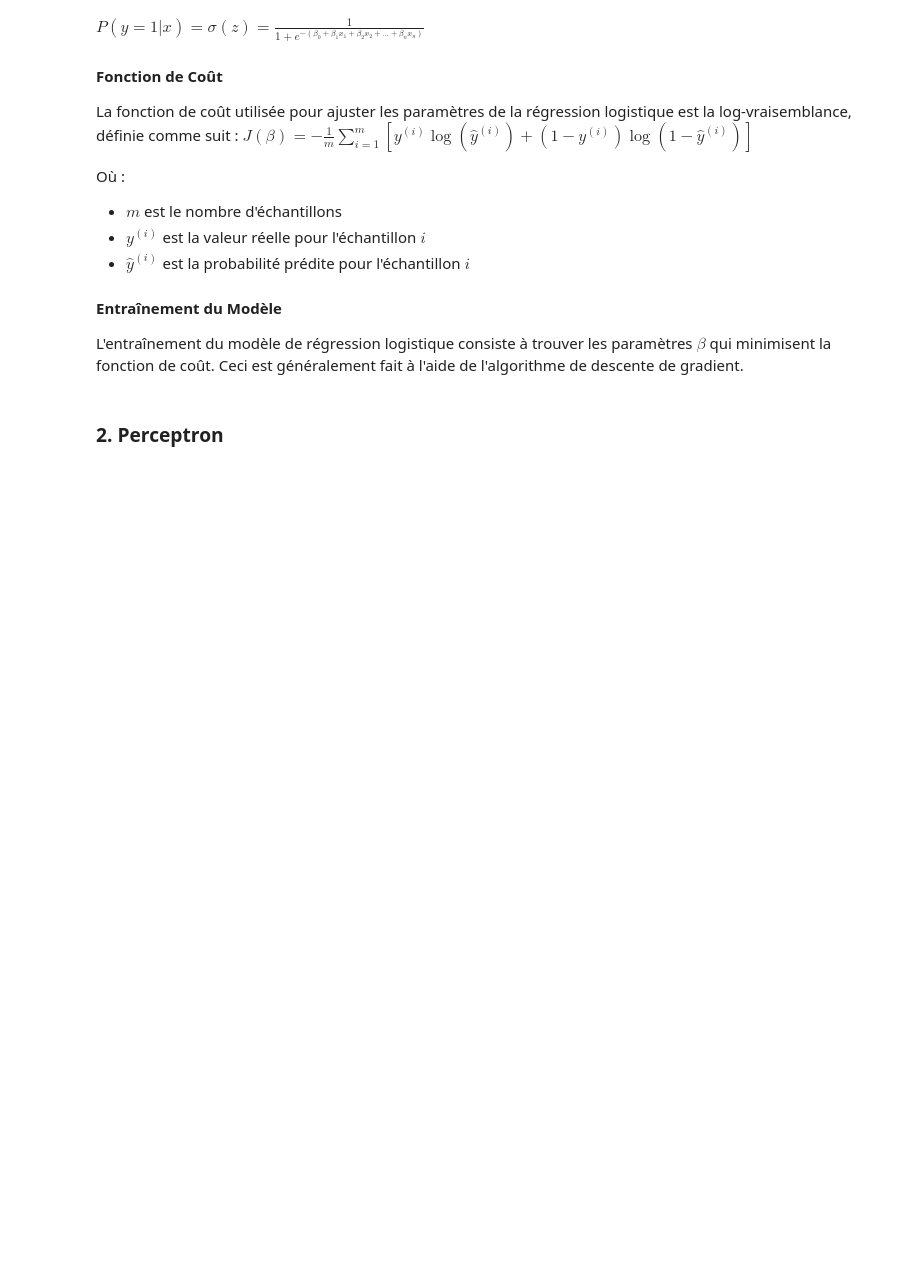
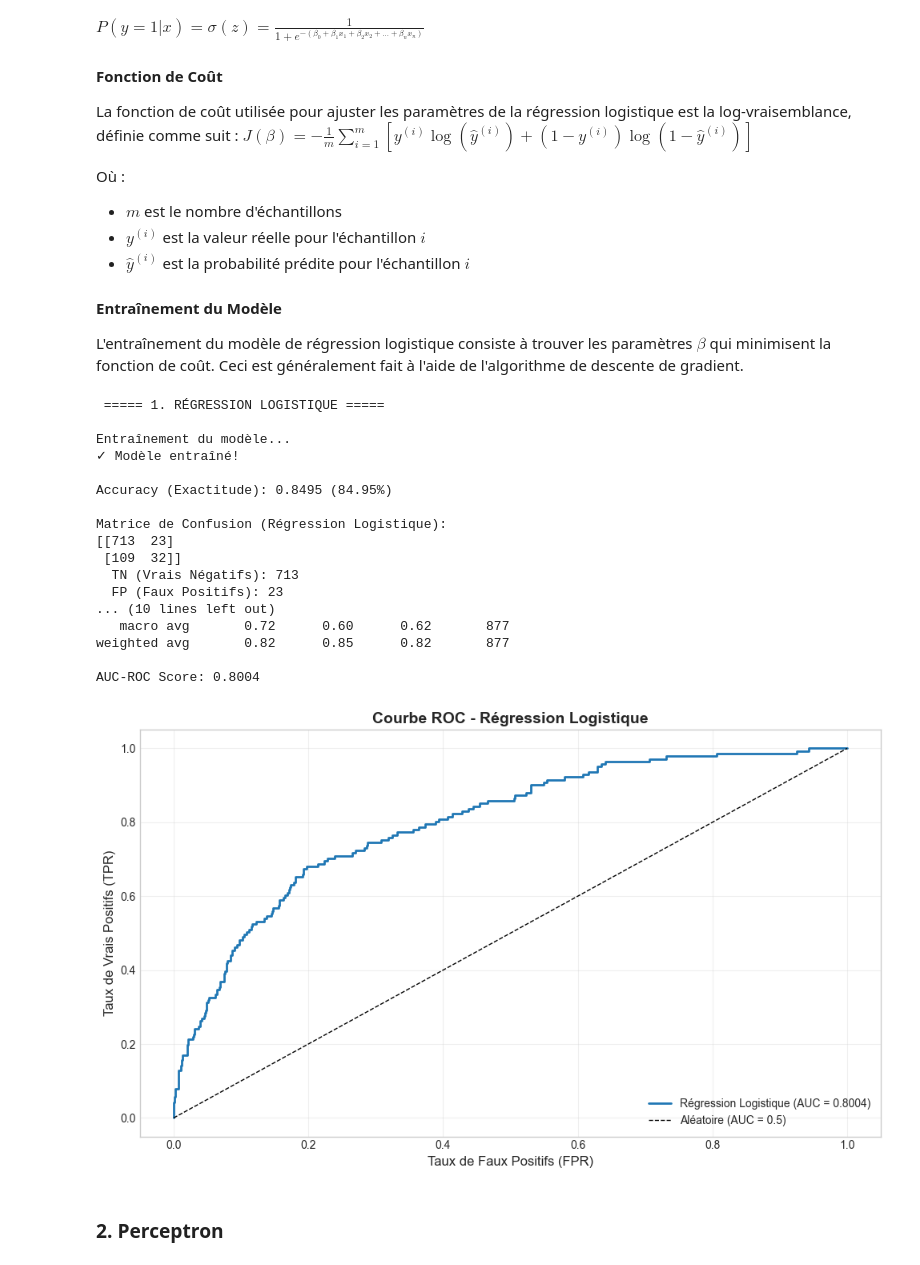
Before and after one commit to unitealfa/algo-de-pr-diction, a Jupyter notebook: HumanForYou_attrition_analysis.ipynb, the cells around one changed output. Cells and saved outputs as stored; diff of their text form; code cells hidden in the pictures; blank space fills up the shorter version.

Commit message:
ajout des model li kouna 7a ndirou

```diff
--- a/HumanForYou_attrition_analysis.ipynb
+++ b/HumanForYou_attrition_analysis.ipynb
@@ -827,6 +825,81 @@ Où :
 #### Entraînement du Modèle
 
 L'entraînement du modèle de régression logistique consiste à trouver les paramètres $\beta$ qui minimisent la fonction de coût. Ceci est généralement fait à l'aide de l'algorithme de descente de gradient.
+# %%
+# Import des librairies nécessaires
+from sklearn.linear_model import LogisticRegression
+from sklearn.metrics import confusion_matrix, classification_report, roc_auc_score, roc_curve, accuracy_score
+
+print(' ===== 1. RÉGRESSION LOGISTIQUE =====')
+print()
+
+# Initialisation et entraînement du modèle avec les données prétraitées
+log_reg = LogisticRegression(max_iter=1000, random_state=42, solver='lbfgs')
+print('Entraînement du modèle...')
+log_reg.fit(X_train_processed, y_train)
+print('✓ Modèle entraîné!')
+print()
+
+# Prédictions sur l'ensemble de test
+y_pred_log_reg = log_reg.predict(X_test_processed)
+y_pred_proba_log_reg = log_reg.predict_proba(X_test_processed)[:, 1]  # Probabilités pour la classe 1
+
+# Calcul de l'exactitude (accuracy)
+accuracy_log_reg = accuracy_score(y_test, y_pred_log_reg)
+print(f'Accuracy (Exactitude): {accuracy_log_reg:.4f} ({accuracy_log_reg*100:.2f}%)')
+print()
+
+# Matrice de confusion
+conf_matrix_log_reg = confusion_matrix(y_test, y_pred_log_reg)
+print('Matrice de Confusion (Régression Logistique):')
+print(conf_matrix_log_reg)
+print(f'  TN (Vrais Négatifs): {conf_matrix_log_reg[0,0]}')
+print(f'  FP (Faux Positifs): {conf_matrix_log_reg[0,1]}')
+print(f'  FN (Faux Négatifs): {conf_matrix_log_reg[1,0]}')
+print(f'  TP (Vrais Positifs): {conf_matrix_log_reg[1,1]}')
+print()
+
+# Rapport de classification
+print('Rapport de Classification (Régression Logistique):')
+print(classification_report(y_test, y_pred_log_reg, target_names=['No Attrition', 'Attrition']))
+
+# AUC-ROC (utilisant les probabilités)
+roc_auc_log_reg = roc_auc_score(y_test, y_pred_proba_log_reg)
+print(f'AUC-ROC Score: {roc_auc_log_reg:.4f}')
+print()
+
+# Courbe ROC
+fpr_log_reg, tpr_log_reg, thresholds_log_reg = roc_curve(y_test, y_pred_proba_log_reg)
+
+plt.figure(figsize=(10, 6))
+plt.plot(fpr_log_reg, tpr_log_reg, linewidth=2, label=f'Régression Logistique (AUC = {roc_auc_log_reg:.4f})')
+plt.plot([0, 1], [0, 1], 'k--', linewidth=1, label='Aléatoire (AUC = 0.5)')
+plt.xlabel('Taux de Faux Positifs (FPR)', fontsize=12)
+plt.ylabel('Taux de Vrais Positifs (TPR)', fontsize=12)
+plt.title('Courbe ROC - Régression Logistique', fontsize=14, fontweight='bold')
+plt.legend(loc='lower right', fontsize=10)
+plt.grid(True, alpha=0.3)
+plt.tight_layout()
+plt.show()
+# %% [output]
+ ===== 1. RÉGRESSION LOGISTIQUE =====
+
+Entraînement du modèle...
+✓ Modèle entraîné!
+
+Accuracy (Exactitude): 0.8495 (84.95%)
+
+Matrice de Confusion (Régression Logistique):
+[[713  23]
+ [109  32]]
+  TN (Vrais Négatifs): 713
+  FP (Faux Positifs): 23
+... (10 lines left out)
+   macro avg       0.72      0.60      0.62       877
+weighted avg       0.82      0.85      0.82       877
+
+AUC-ROC Score: 0.8004
+[figure, added]
 # %% [markdown]
 ### 2. Perceptron
 # %% [markdown]
```
Also changed, not shown: parts of 13 cells of this notebook.
